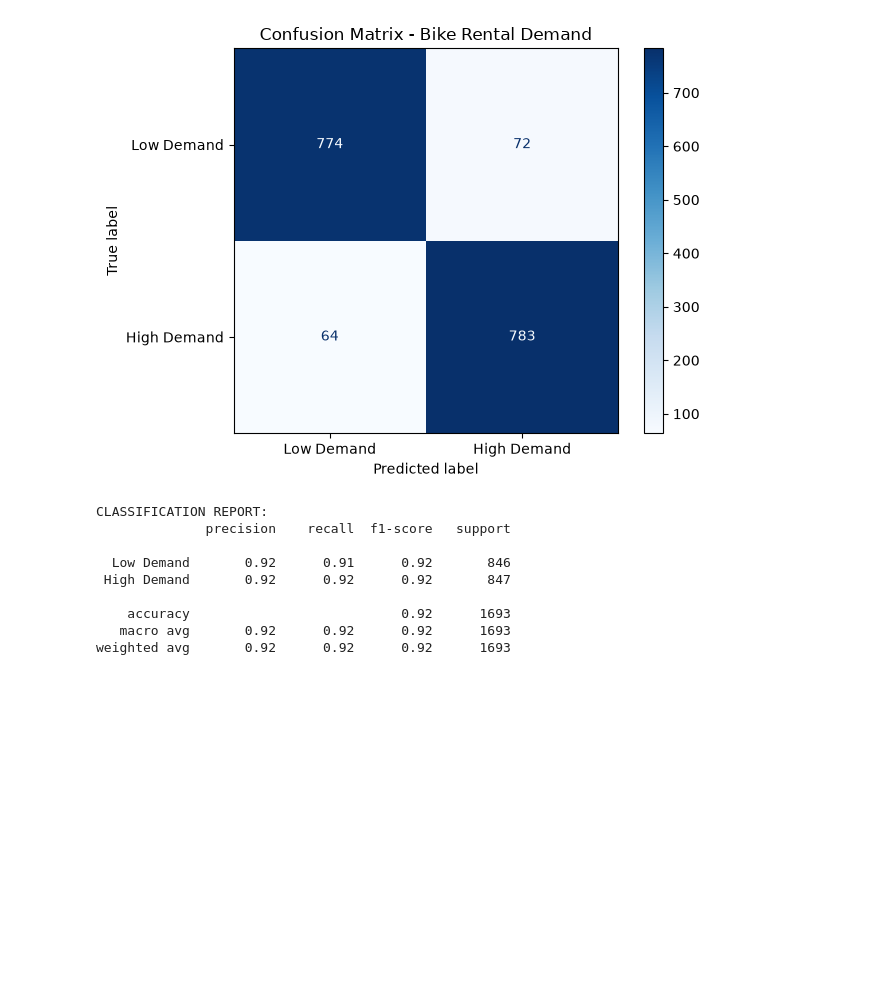
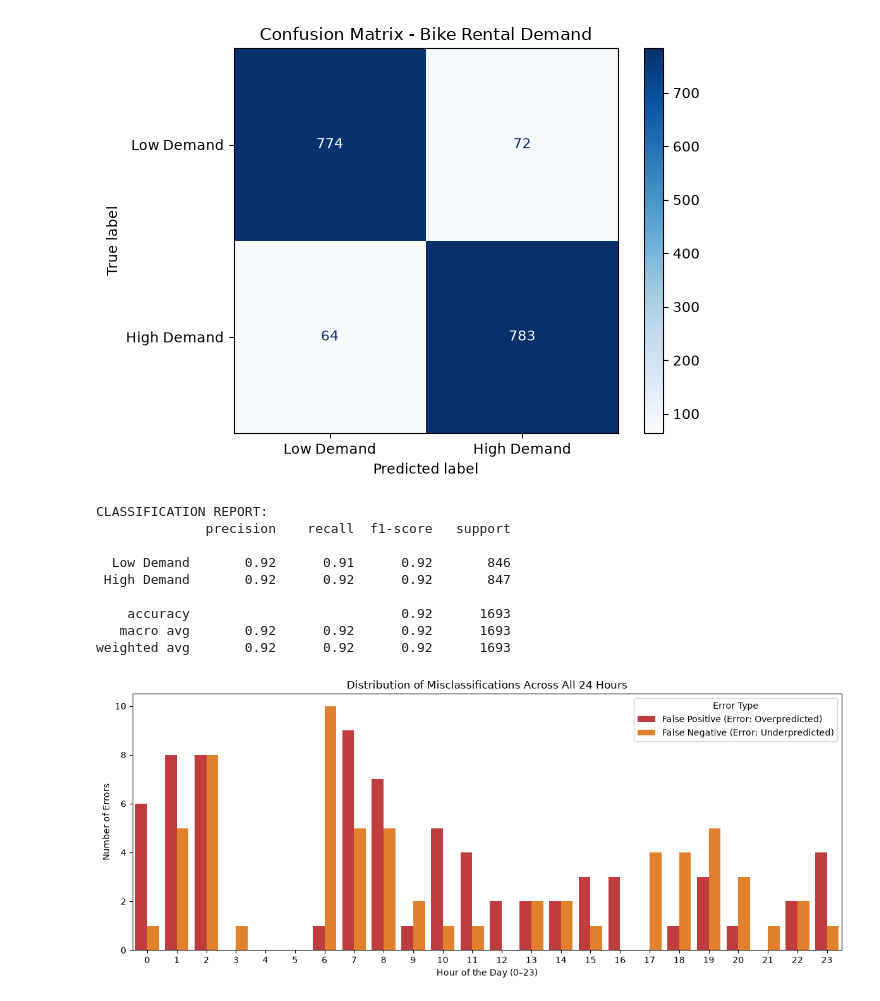
Before and after one commit to Balolloydd/intdsci-finals-project, a Jupyter notebook: FINAL_ML_COPY.ipynb, the cells around one changed output. Saved outputs shown, nothing was run; the diff lists cells and outputs as text; code cells hidden in the pictures; blank space fills up the shorter version.

Commit message:
Added Error Analysis

```diff
--- a/FINAL_ML_COPY.ipynb
+++ b/FINAL_ML_COPY.ipynb
@@ -422,3 +422,54 @@ CLASSIFICATION REPORT:
     accuracy                           0.92      1693
    macro avg       0.92      0.92      0.92      1693
 weighted avg       0.92      0.92      0.92      1693
+# %%
+# ==========================================
+# 10. VISUAL ERROR ANALYSIS (ALL 24 HOURS INCLUDED)
+# ==========================================
+
+# 1. Create prediction DataFrame for analysis
+analysis_df = X_test.copy()
+analysis_df['Actual_Demand'] = y_test.values
+analysis_df['Predicted_Demand'] = y_pred
+
+# Reconstruct raw categorical and numerical features using original index
+analysis_df['Hour'] = processed_data.loc[analysis_df.index, 'Hour'].astype(int)
+analysis_df['Temperature'] = processed_data.loc[analysis_df.index, 'Temperature']
+analysis_df['Humidity'] = processed_data.loc[analysis_df.index, 'Humidity']
+analysis_df['Rainfall'] = processed_data.loc[analysis_df.index, 'Rainfall']
+
+# Categorize model outcome types
+def categorize_outcome(row):
+    if row['Actual_Demand'] == 1 and row['Predicted_Demand'] == 1:
+        return 'True Positive (Correct High)'
+    elif row['Actual_Demand'] == 0 and row['Predicted_Demand'] == 0:
+        return 'True Negative (Correct Low)'
+    elif row['Actual_Demand'] == 0 and row['Predicted_Demand'] == 1:
+        return 'False Positive (Error: Overpredicted)'
+    else:
+        return 'False Negative (Error: Underpredicted)'
+
+analysis_df['Outcome'] = analysis_df.apply(categorize_outcome, axis=1)
+
+# Filter misclassifications
+errors_df = analysis_df[analysis_df['Actual_Demand'] != analysis_df['Predicted_Demand']]
+
+# ------------------------------------------
+# PLOT A: Error Frequency Across All 24 Hours
+# ------------------------------------------
+plt.figure(figsize=(12, 5))
+sns.countplot(
+    data=errors_df,
+    x='Hour',
+    hue='Outcome',
+    order=range(24),  # Forces all 24 hours (0-23) to display on the x-axis even if count is 0
+    palette=['#d62728', '#ff7f0e']
+)
+plt.title("Distribution of Misclassifications Across All 24 Hours")
+plt.xlabel("Hour of the Day (0–23)")
+plt.ylabel("Number of Errors")
+plt.legend(title="Error Type")
+plt.tight_layout()
+plt.show()
+# %% [output]
+[figure, added]
```
